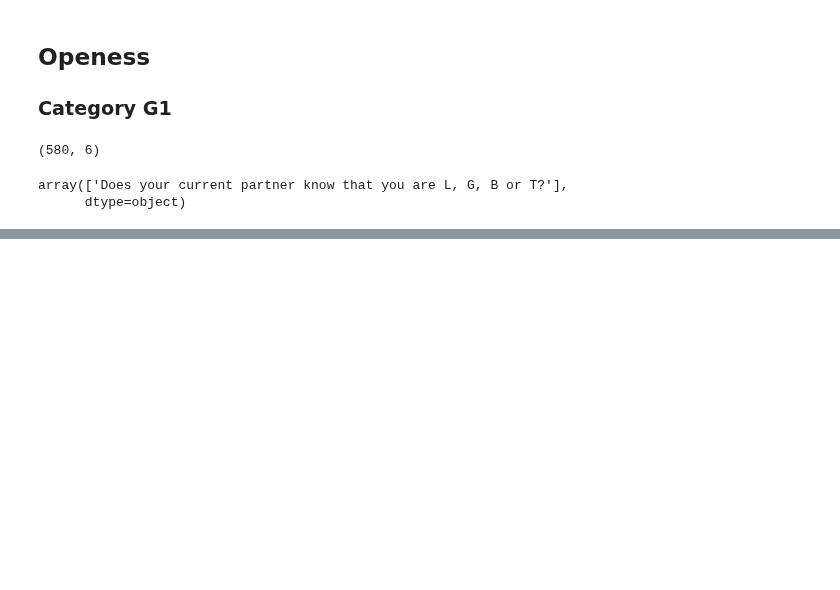
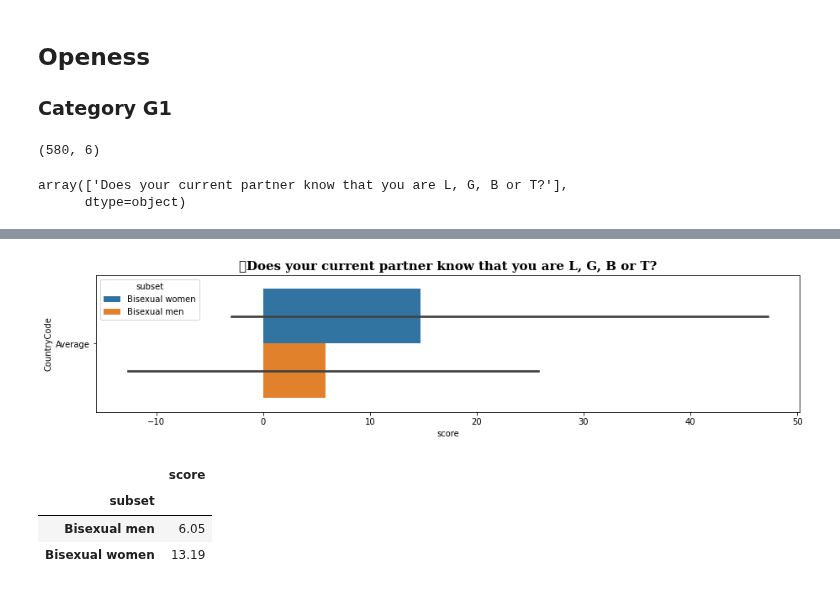
Before and after one commit to Petint/AI-and-DS, a Jupyter notebook: The LMBTQ project/project.ipynb, the cells around one changed output, grey strips where cells are left out. Saved outputs shown, nothing was run; the diff lists cells and outputs as text; code cells hidden in the pictures; blank space fills up the shorter version.

```diff
--- a/The LMBTQ project/project.ipynb
+++ b/The LMBTQ project/project.ipynb
@@ -199,0 +207,2 @@ array(['Does your current partner know that you are L, G, B or T?'],
+# %%
+g1_df['score'] = np.zeros
@@ -199,0 +226,3 @@ array(['Does your current partner know that you are L, G, B or T?'],
+# %%
+g1_df.percentage = g1_df.percentage.replace(":", 0)  # dropna
+g1_df.percentage = g1_df.percentage.astype(int) # Cast to int
@@ -199,0 +235,10 @@ array(['Does your current partner know that you are L, G, B or T?'],
+# %%
+# Define scoring for g1
+scoring_g1 = {"Yes": 1,
+              "No": -1,
+              "I do not have a partner (Does not apply to me)": 0,
+              "Don`t know": 0.5}
+
+# Apply scoring g1
+g1_df['score'] = g1_df.answer.map(scoring_g1).mul(g1_df.percentage)
+g1_df = g1_df.drop('percentage', axis=1)
@@ -199,0 +260,15 @@ array(['Does your current partner know that you are L, G, B or T?'],
+# %%
+g1_df = g1_df.loc[g1_df.subset.str.contains('Bisexual men|Bisexual women')]
+# %%
+fig=plt.figure(figsize=(15,3))
+plt.title("	Does your current partner know that you are L, G, B or T?",family='Serif', weight='bold', size=15)
+ax = sns.barplot(x='score', y='CountryCode', hue='subset', data=g1_df.loc[g1_df.CountryCode.str.contains('Average')])
+# %% [output]
+[figure, added]
+# %%
+g1_df.groupby('subset').mean().round(2)
+# %% [output]
+|  | score |
+| subset |  |
+| Bisexual men | 6.05 |
+| Bisexual women | 13.19 |
```
Also changed, not shown: parts of 7 cells of this notebook.
